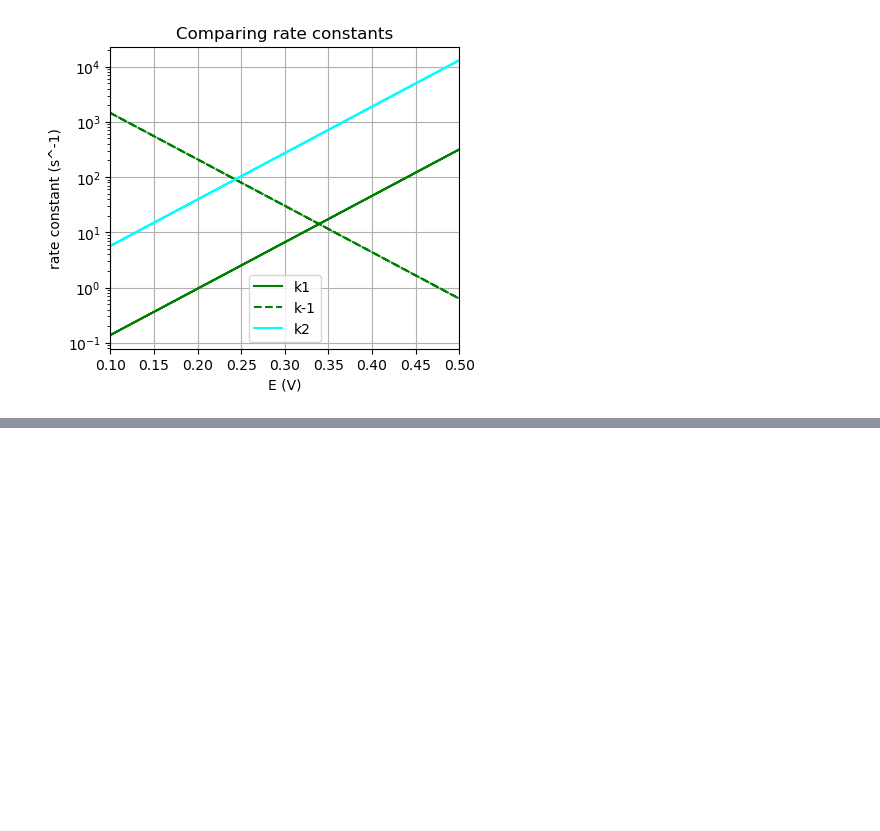
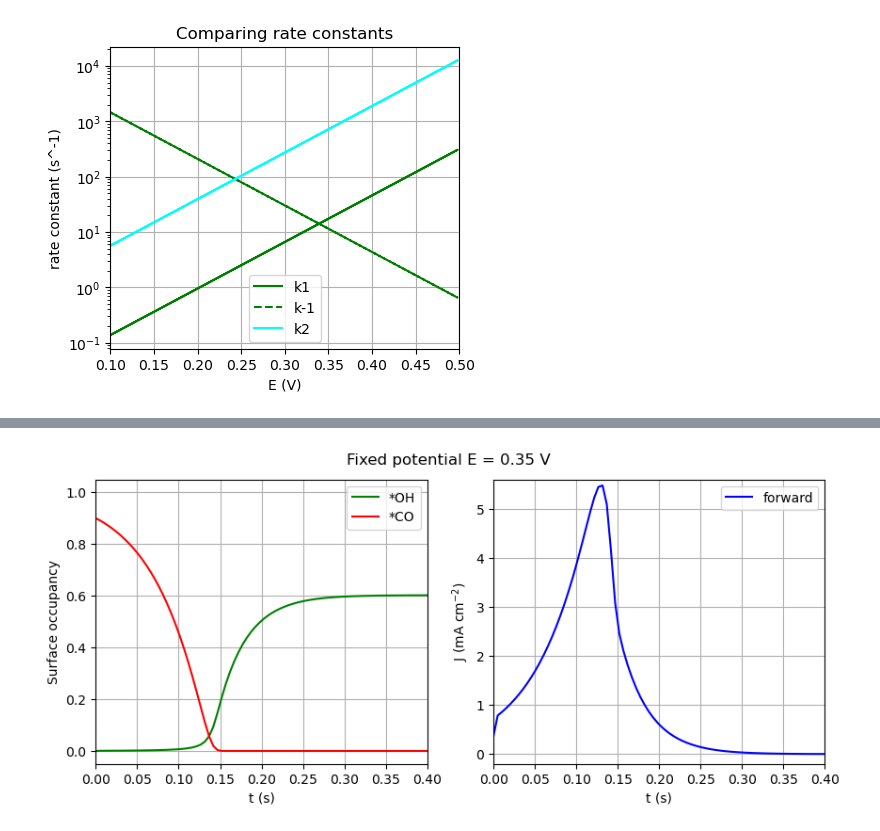
Before and after one commit to joelager/Electrocatalysis-microkinetic-analysis, a Jupyter notebook: EC CO stripping MKM.ipynb, the cells around one changed output, grey strips where cells are left out. Cells and saved outputs as stored; diff of their text form; code cells hidden in the pictures; blank space fills up the shorter version.

```diff
--- a/EC CO stripping MKM.ipynb
+++ b/EC CO stripping MKM.ipynb
@@ -239,0 +426,48 @@ plt.show()
+# %%
+t_final = 0.4
+t_span = np.linspace(0.0, t_final, 80)
+
+E = 0.35
+
+case = case_FAST
+sol = solve_ivp(lambda t,y: fixed_E_ODEs(t,y ,E, case),
+                [0,t_final],
+                [0.00, 0.90],
+                t_eval=t_span,
+                method='LSODA')
+θ_OH_sol = sol.y[0]
+θ_CO_sol = sol.y[1]
+
+# Current density
+J_Estep_plot = np.empty_like(t_span)
+for i, (θ_OH, θ_CO) in enumerate(zip(θ_OH_sol, θ_CO_sol)):
+    J_Estep_plot[i] = J(E, θ_OH, θ_CO, case_FAST)
+
+# Display the results
+fig, (ax1,ax2) = plt.subplots(1,2, figsize=(10,4), dpi=100)
+
+# Note use of {{}} to fix issue with parsing the title string
+fig.suptitle('Fixed potential E = 0.35 V', y=0.95)
+# LH figure
+ax1.plot(t_span, θ_OH_sol, 'g', label = "*OH")
+ax1.plot(t_span, θ_CO_sol, 'r', label = "*CO")
+# can also graph vacancies but makes the figure a bit messy
+# ax1.plot(E_CV_plot,1- z[:,1]-z[:,0], 'b', label = "*")
+ax1.legend(loc='best')
+ax1.grid(True)
+ax1.set_xlabel("t (s)")
+ax1.set_xlim(0, t_final)
+ax1.set_ylabel("Surface occupancy")
+ax1.set_ylim(-0.05,1.05)
+# RH figure
+ax2.plot(t_span, J_Estep_plot/(mA*cm**-2),'blue', label='forward')
+ax2.legend(loc='best')
+ax2.grid(True)
+ax2.set_xlabel("t (s)")
+ax2.set_xlim(0, t_final)
+ax2.set_ylabel("J (mA cm$^{-2}$)")
+ax2.set_ylim(-0.2,5.6)
+
+plt.show()
+# %% [output]
+[figure, added]
```
Also changed, not shown: parts of 31 cells of this notebook.
